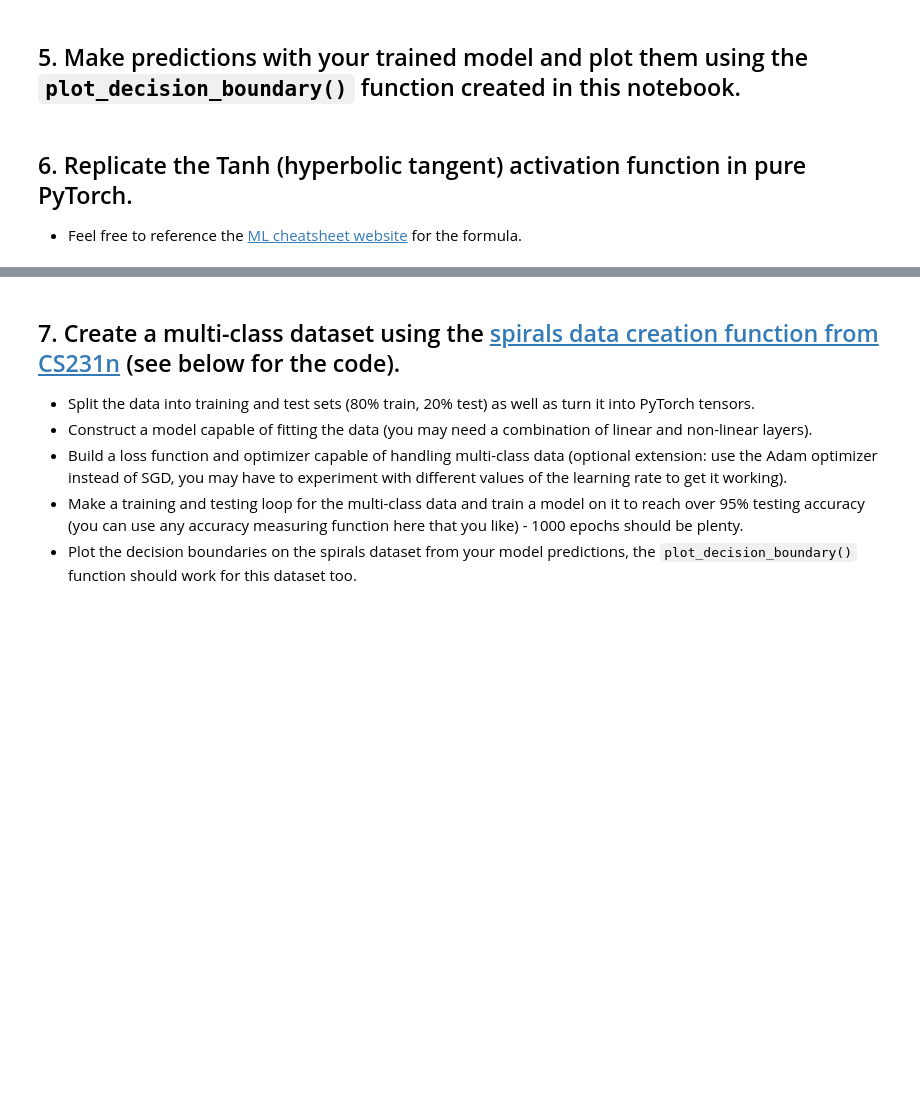
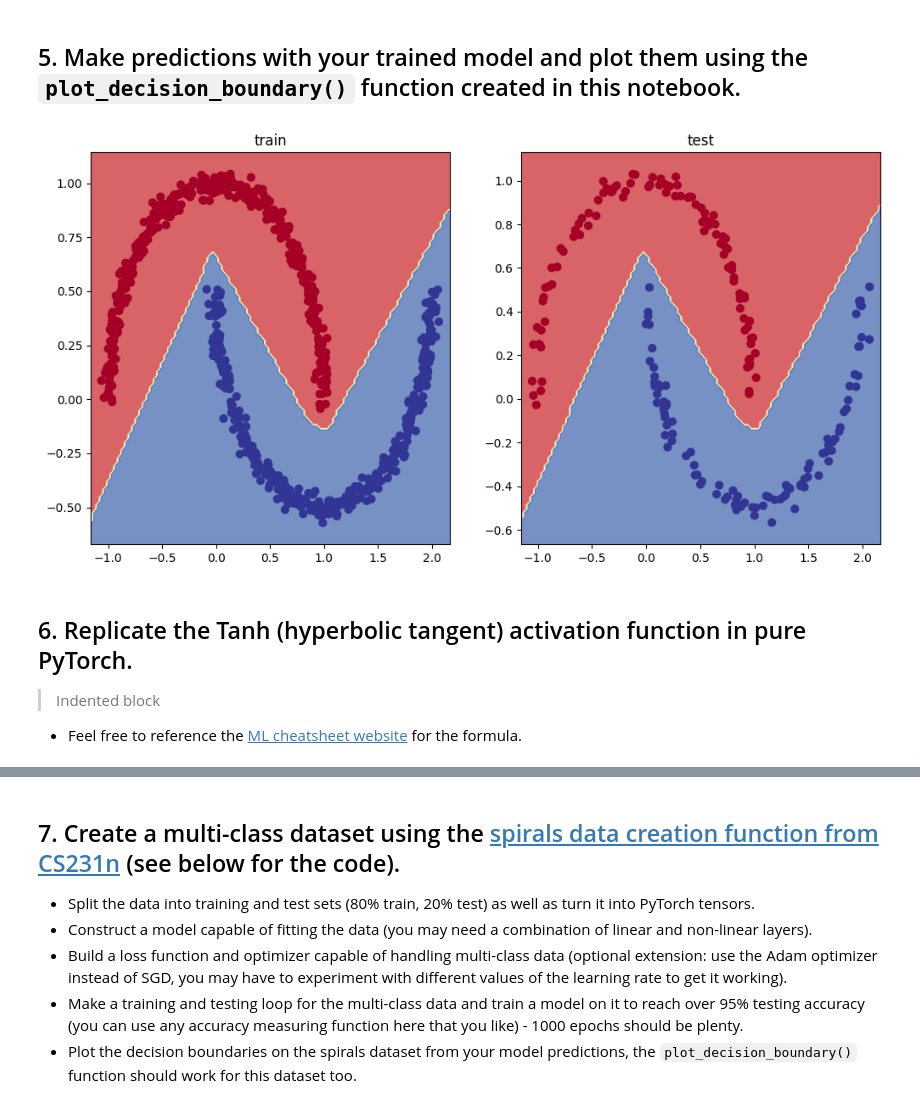
Before and after one commit to eric-sun92/pytorch_classification_excersices, a Jupyter notebook: 02_pytorch_classification_exercises.ipynb, the cells around one changed output, grey strips where cells are left out. Cells and saved outputs as stored; diff of their text form; code cells hidden in the pictures; blank space fills up the shorter version.

```diff
--- a/02_pytorch_classification_exercises.ipynb
+++ b/02_pytorch_classification_exercises.ipynb
@@ -64,8 +120,11 @@ class MoonModelV0(nn.Module):
 ## 3. Setup a binary classification compatible loss function and optimizer to use when training the model built in 2.
 # %%
 # Setup loss function
+loss_fn = nn.BCEWithLogitsLoss()
 
 # Setup optimizer to optimize model's parameters
+optimizer = torch.optim.SGD(params=model.parameters(),
+                             lr=0.03)
 # %% [markdown]
 ## 4. Create a training and testing loop to fit the model you created in 2 to the data you created in 1.
   * Do a forward pass of the model to see what's coming out in the form of logits, prediction probabilities and labels.
@@ -92,0 +134,28 @@ Pred labels:
+# %%
+epochs = 5000
+
+for epoch in range(epochs):
+  model.train()
+
+  y_logits = model(X_train).squeeze()
+  y_probs = torch.sigmoid(y_logits)
+  y_preds = torch.round(y_probs)
+
+  loss = loss_fn(y_logits, y_train)
+  acc = acc_fn(y_train, y_preds)
+
+  optimizer.zero_grad()
+  loss.backward()
+  optimizer.step()
+
+  model.eval()
+  with torch.inference_mode():
+    y_logits_pred = model(X_test).squeeze()
+    y_probs_test = torch.sigmoid(y_logits_pred)
+    y_preds_test = torch.round(y_probs_test)
+
+    test_loss = loss_fn(y_logits_pred, y_test)
+    test_acc = acc_fn(y_test, y_preds_test)
+
+  if epoch % 100 == 0:
+    print(f"loss: {loss}, acc:{acc} | testLoss: {test_loss}, testAcc: {test_acc}")
@@ -192,5 +225,20 @@ def plot_decision_boundary(model, X, y):
+# %%
+# Plot decision boundaries for training and test sets
+plt.figure(figsize=(12, 6))
+plt.subplot(1, 2, 1)
+plt.title("train")
+plot_decision_boundary(model, X_train, y_train)
+plt.subplot(1, 2, 2)
+plt.title("test")
+plot_decision_boundary(model, X_test, y_test)
+# %% [output]
+[figure, added]
 # %% [markdown]
 ## 6. Replicate the Tanh (hyperbolic tangent) activation function in pure PyTorch.
+
+> Indented block
+
+
   * Feel free to reference the [ML cheatsheet website](https://ml-cheatsheet.readthedocs.io/en/latest/activation_functions.html#tanh) for the formula.
 # %%
 # Create a straight line tensor
```
Also changed, not shown: parts of 26 cells of this notebook.
